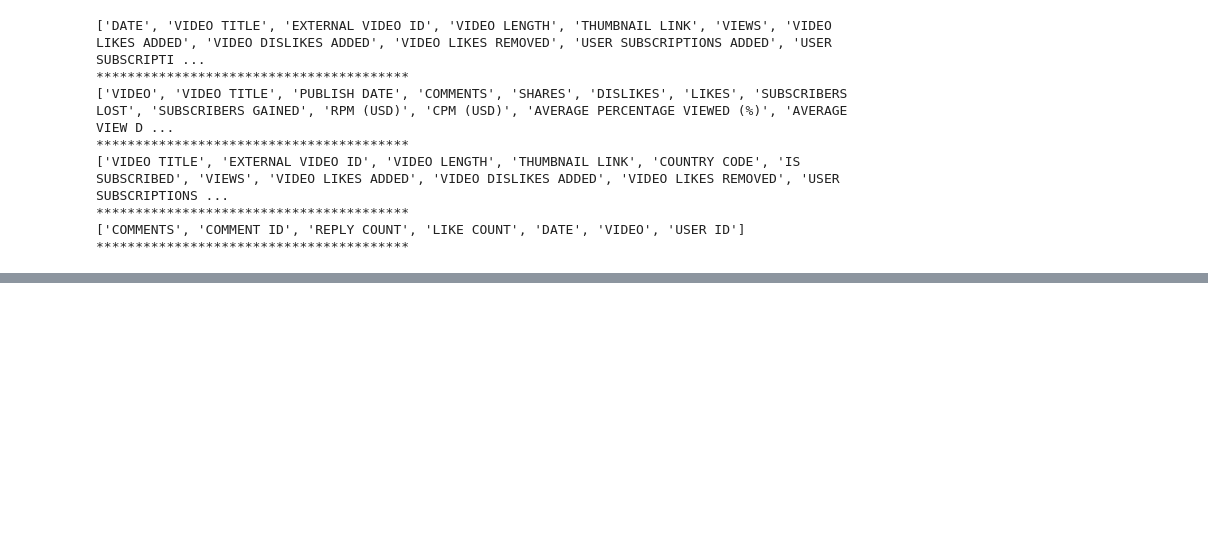
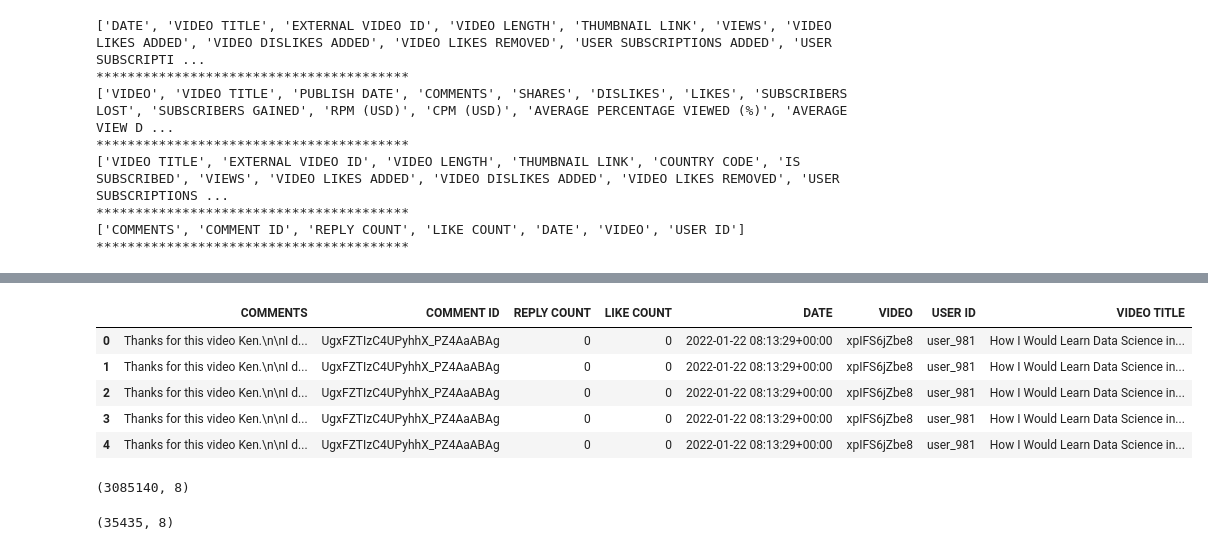
Before and after one commit to andazi/goal-data-science, a Jupyter notebook: deployed apps/project 2/youtube dashbord.ipynb, the cells around one changed output, grey strips where cells are left out. Saved outputs shown, nothing was run; the diff lists cells and outputs as text; code cells hidden in the pictures; blank space fills up the shorter version.

```diff
--- a/deployed apps/project 2/youtube dashbord.ipynb
+++ b/deployed apps/project 2/youtube dashbord.ipynb
@@ -26,6 +26,9 @@ def load_data():
 
     # remove \xad
     df_agg.columns = df_agg.columns.str.replace('\xad','')
+
+    # cleaning inf val
+    df_agg = df_agg.replace([np.inf, -np.inf], np.nan)
 
     # drop Nan value
     df_agg.dropna(inplace=True)
@@ -62,10 +65,10 @@ def load_data():
     # renaming vidId
     df_com.rename(columns={'VIDID':'VIDEO'}, inplace=True)
     # removing '_'
-    df_time.columns = df_time.columns.str.replace('_', ' ')
+    df_com.columns = df_com.columns.str.replace('_', ' ')
 
     # create dataframe
     return df_vid, df_agg, df_agg_sub, df_com
 
-df_vid, df_agg, df_agg_sub, df_time = load_data()
+df_vid, df_agg, df_agg_sub, df_com = load_data()
 # %%
@@ -92,0 +112,22 @@ ValueError: You are trying to merge on datetime64[ns] and datetime64[ns, UTC] co
+# %%
+df_diff_vi = pd.merge(left=df_agg_sub.loc[:,['VIDEO TITLE', 'EXTERNAL VIDEO ID']], right=df_agg, how='inner')
+df_diff_vid = pd.merge(left=df_com, right=df_diff_vi.loc[:,['VIDEO TITLE','VIDEO']], how='inner')
+df_diff_vid.dropna(inplace=True)
+# %%
+df_diff_vid.head()
+# %% [output]
+|  | COMMENTS | COMMENT ID | REPLY COUNT | LIKE COUNT | DATE | VIDEO | USER ID | VIDEO TITLE |
+| 0 | Thanks for this video Ken.\n\nI d... | UgxFZTIzC4UPyhhX_PZ4AaABAg | 0 | 0 | 2022-01-22 08:13:29+00:00 | xpIFS6jZbe8 | user_981 | How I Would Learn Data Science in... |
+| 1 | Thanks for this video Ken.\n\nI d... | UgxFZTIzC4UPyhhX_PZ4AaABAg | 0 | 0 | 2022-01-22 08:13:29+00:00 | xpIFS6jZbe8 | user_981 | How I Would Learn Data Science in... |
+| 2 | Thanks for this video Ken.\n\nI d... | UgxFZTIzC4UPyhhX_PZ4AaABAg | 0 | 0 | 2022-01-22 08:13:29+00:00 | xpIFS6jZbe8 | user_981 | How I Would Learn Data Science in... |
+| 3 | Thanks for this video Ken.\n\nI d... | UgxFZTIzC4UPyhhX_PZ4AaABAg | 0 | 0 | 2022-01-22 08:13:29+00:00 | xpIFS6jZbe8 | user_981 | How I Would Learn Data Science in... |
+| 4 | Thanks for this video Ken.\n\nI d... | UgxFZTIzC4UPyhhX_PZ4AaABAg | 0 | 0 | 2022-01-22 08:13:29+00:00 | xpIFS6jZbe8 | user_981 | How I Would Learn Data Science in... |
+# %%
+df_diff_vid.shape
+# %% [output]
+(3085140, 8)
+# %%
+filtered_agg_sub = df_diff_vid[df_diff_vid['VIDEO TITLE'] == selected_vid]
+filtered_agg_sub.shape
+# %% [output]
+(35435, 8)
```
Also changed, not shown: parts of 20 cells of this notebook, 2 other files.
